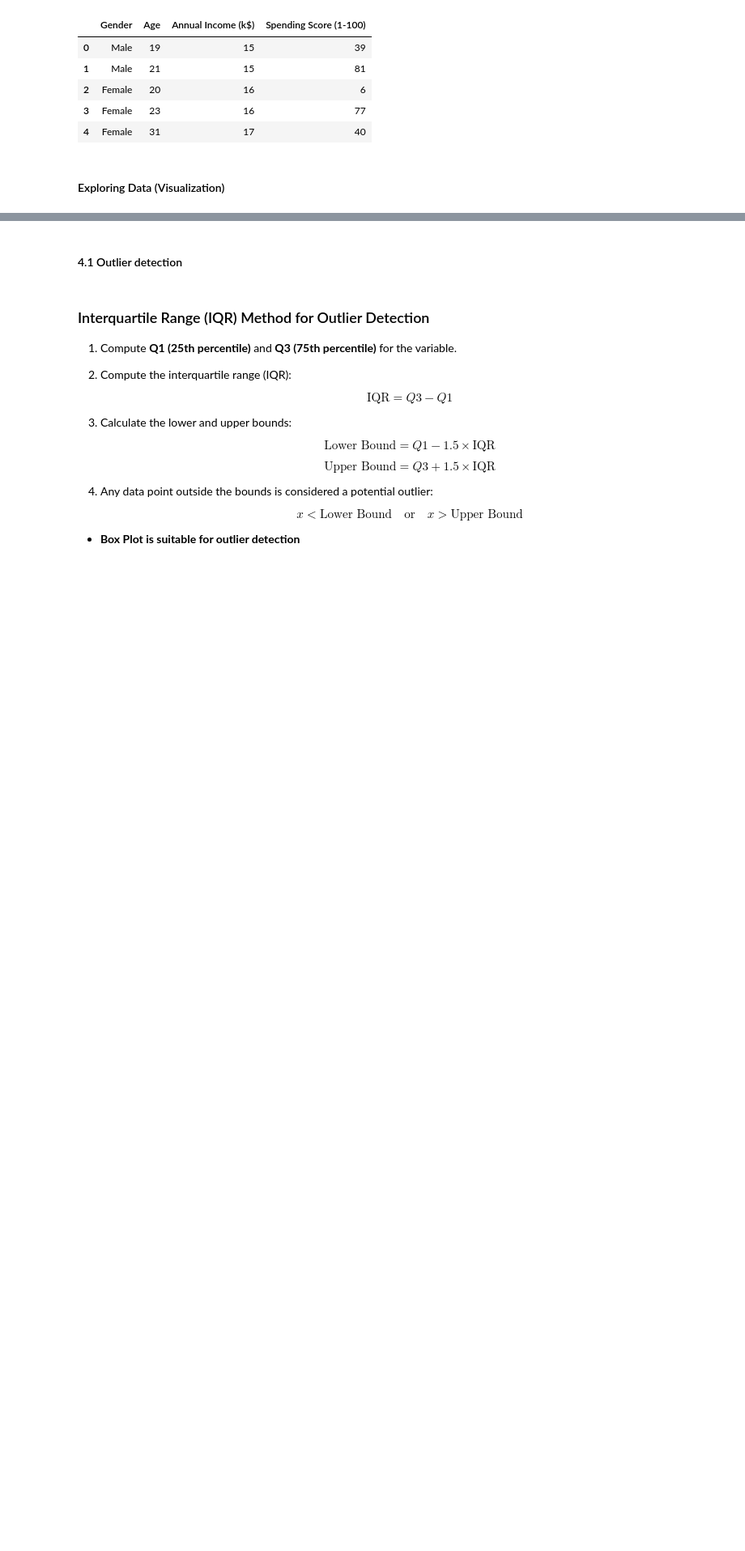
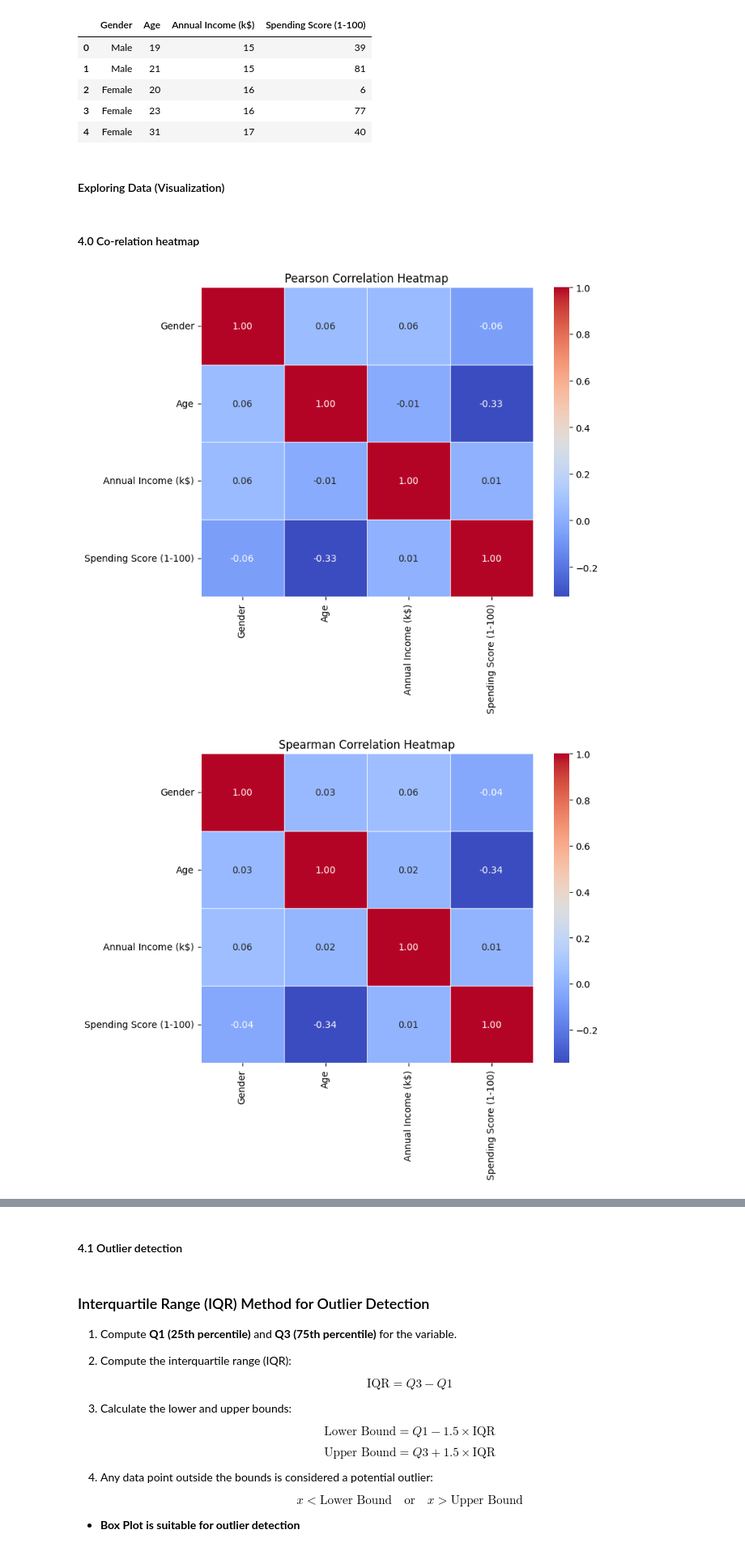
Before and after one commit to Khalidi-Siam/customer-segmentation, a Jupyter notebook: notebook/EDA.ipynb, the cells around one changed output, grey strips where cells are left out. Shown at 81% size. Cells and saved outputs as stored; diff of their text form; code cells hidden in the pictures; blank space fills up the shorter version.

```diff
--- a/notebook/EDA.ipynb
+++ b/notebook/EDA.ipynb
@@ -144,3 +144,28 @@ df.head()
 | 4 | Female | 31 | 17 | 40 |
 # %% [markdown]
 #### Exploring Data (Visualization)
+# %% [markdown]
+#### 4.0 Co-relation heatmap
+# %%
+# Convert Gender to numeric
+df['Gender'] = df['Gender'].map({'Male': 1, 'Female': 0})
+
+# Pearson Correlation
+pearson_corr = df.corr(method='pearson', numeric_only=True)
+
+plt.figure(figsize=(8,6))
+sns.heatmap(pearson_corr, annot=True, cmap='coolwarm', fmt=".2f", linewidths=0.5)
+plt.title("Pearson Correlation Heatmap")
+plt.show()
+
+
+# Spearman Correlation
+spearman_corr = df.corr(method='spearman', numeric_only=True)
+
+plt.figure(figsize=(8,6))
+sns.heatmap(spearman_corr, annot=True, cmap='coolwarm', fmt=".2f", linewidths=0.5)
+plt.title("Spearman Correlation Heatmap")
+plt.show()
+# %% [output]
+[figure, added]
+[figure, added]
```
Also changed, not shown: parts of 2 cells of this notebook, 11 other files.
